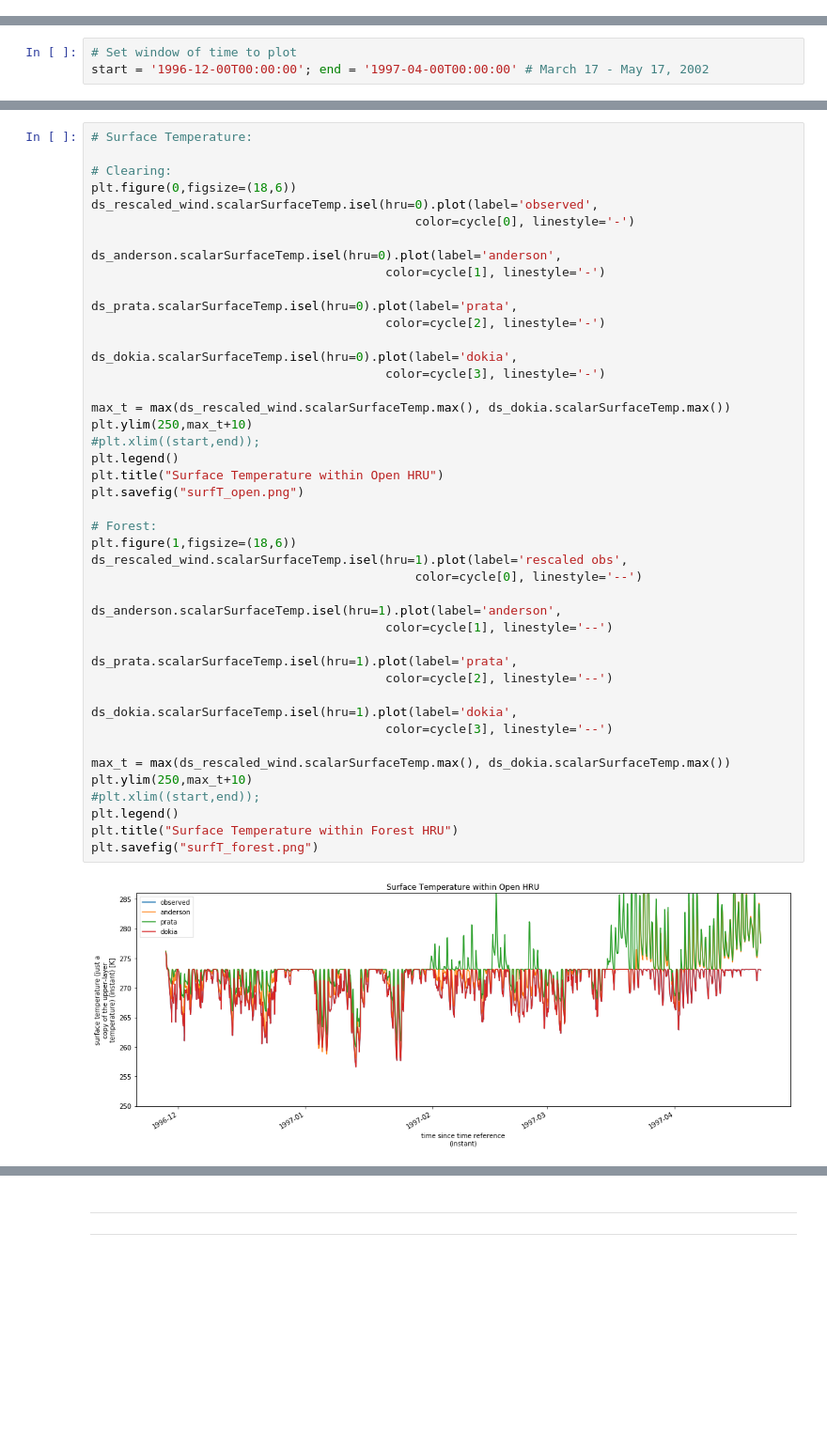
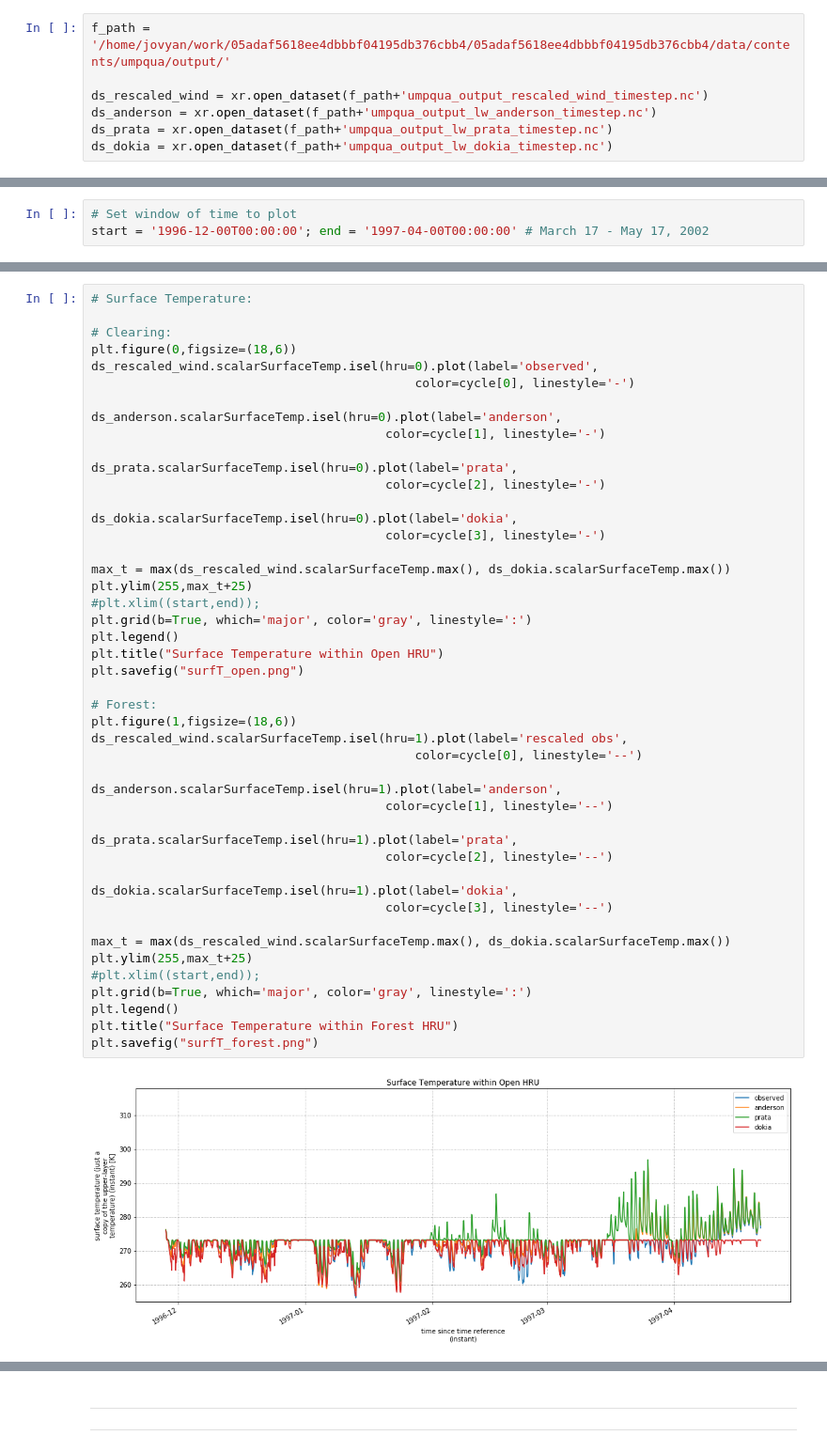
Before and after one commit to spestana/snowhydro-summa, a Jupyter notebook: homework_2/homework_2_D_exercise_2.ipynb, the cells around one changed output, grey strips where cells are left out. Shown at 94% size. Cells and saved outputs as stored; diff of their text form; blank space fills up the shorter version.

Commit message:
Modify plotting

```diff
--- a/homework_2/homework_2_D_exercise_2.ipynb
+++ b/homework_2/homework_2_D_exercise_2.ipynb
@@ -438,3 +442,10 @@ decisions file =  /home/jovyan/work/05adaf5618ee4dbbbf04195db376cbb4/05adaf5618e
+# %%
+f_path = '/home/jovyan/work/05adaf5618ee4dbbbf04195db376cbb4/05adaf5618ee4dbbbf04195db376cbb4/data/contents/umpqua/output/'
+
+ds_rescaled_wind = xr.open_dataset(f_path+'umpqua_output_rescaled_wind_timestep.nc')
+ds_anderson = xr.open_dataset(f_path+'umpqua_output_lw_anderson_timestep.nc')
+ds_prata = xr.open_dataset(f_path+'umpqua_output_lw_prata_timestep.nc')
+ds_dokia = xr.open_dataset(f_path+'umpqua_output_lw_dokia_timestep.nc')
 # %% [markdown]
 ***
 ### Plot results:
@@ -535,33 +598,35 @@ ds_prata.scalarSurfaceTemp.isel(hru=0).plot(label='prata',
 
 ds_dokia.scalarSurfaceTemp.isel(hru=0).plot(label='dokia',
                                         color=cycle[3], linestyle='-')
 
 max_t = max(ds_rescaled_wind.scalarSurfaceTemp.max(), ds_dokia.scalarSurfaceTemp.max())
-plt.ylim(250,max_t+10)
+plt.ylim(255,max_t+25)
 #plt.xlim((start,end));
+plt.grid(b=True, which='major', color='gray', linestyle=':')
 plt.legend()
 plt.title("Surface Temperature within Open HRU")
 plt.savefig("surfT_open.png")
 
 # Forest:
 plt.figure(1,figsize=(18,6))
 ds_rescaled_wind.scalarSurfaceTemp.isel(hru=1).plot(label='rescaled obs',
                                             color=cycle[0], linestyle='--')
 
 ds_anderson.scalarSurfaceTemp.isel(hru=1).plot(label='anderson',
                                         color=cycle[1], linestyle='--')
 
 ds_prata.scalarSurfaceTemp.isel(hru=1).plot(label='prata',
                                         color=cycle[2], linestyle='--')
 
 ds_dokia.scalarSurfaceTemp.isel(hru=1).plot(label='dokia',
                                         color=cycle[3], linestyle='--')
 
 max_t = max(ds_rescaled_wind.scalarSurfaceTemp.max(), ds_dokia.scalarSurfaceTemp.max())
-plt.ylim(250,max_t+10)
+plt.ylim(255,max_t+25)
 #plt.xlim((start,end));
+plt.grid(b=True, which='major', color='gray', linestyle=':')
 plt.legend()
 plt.title("Surface Temperature within Forest HRU")
 plt.savefig("surfT_forest.png")
 # %% [output]
-[figure, old version]
+[figure, new version]
```
Also changed, not shown: parts of 11 cells of this notebook, 10 other files.
